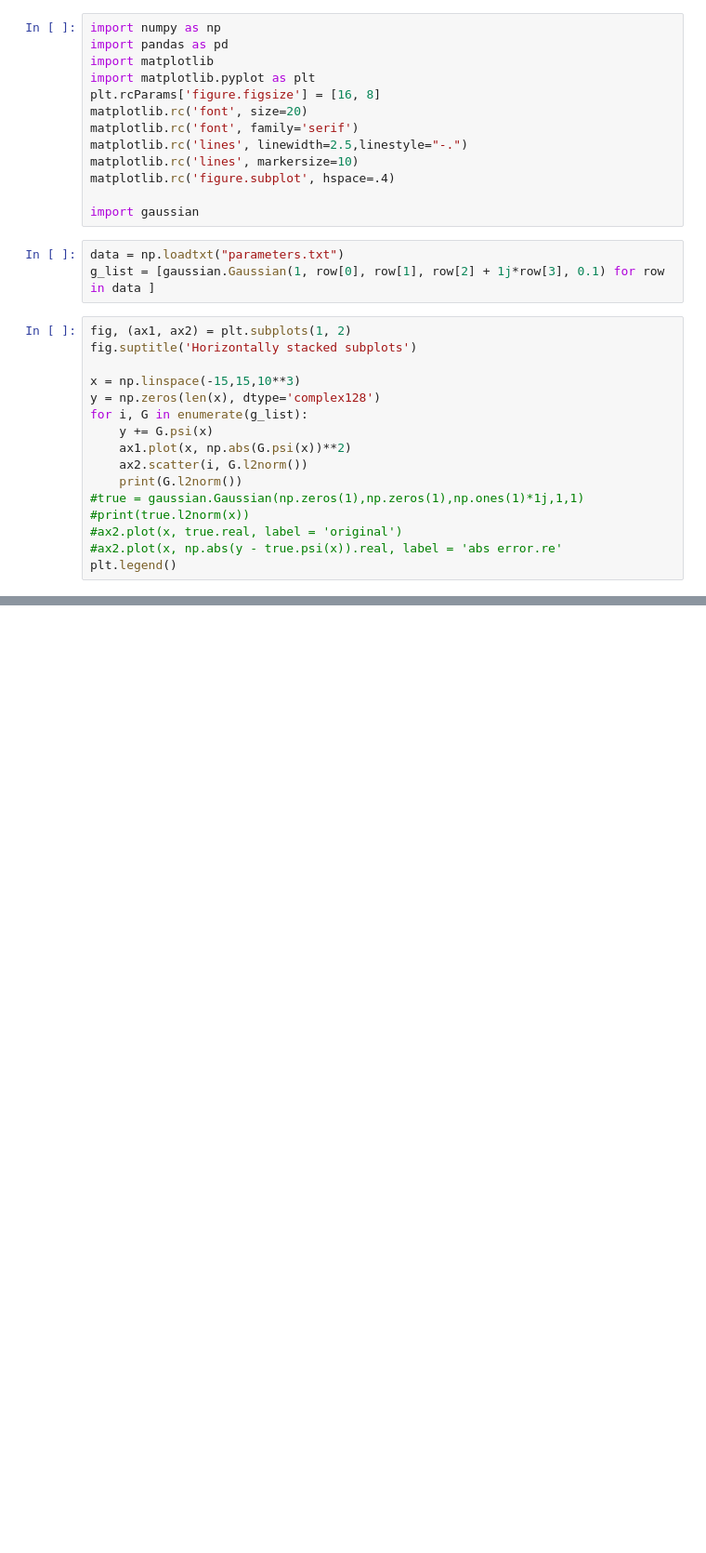
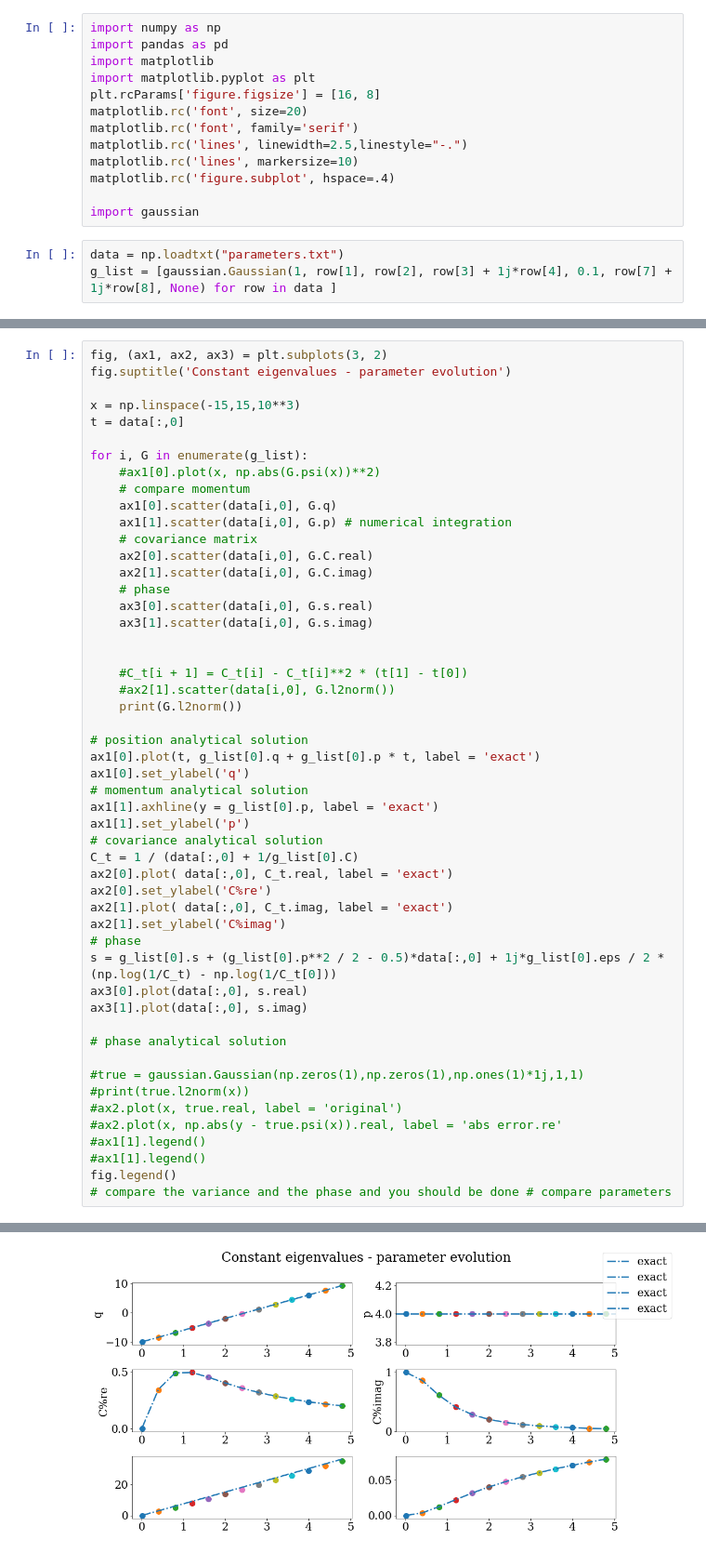
Before and after one commit to mredenti/QMDf90, a Jupyter notebook: variational_gaussian_constant.ipynb, the cells around one changed output, grey strips where cells are left out. Shown at 93% size. Cells and saved outputs as stored; diff of their text form; blank space fills up the shorter version.

```diff
--- a/variational_gaussian_constant.ipynb
+++ b/variational_gaussian_constant.ipynb
@@ -34,20 +34,4 @@ matplotlib.rc('figure.subplot', hspace=.4)
 import gaussian
 # %%
 data = np.loadtxt("parameters.txt")
-g_list = [gaussian.Gaussian(1, row[0], row[1], row[2] + 1j*row[3], 0.1) for row in data ]
+g_list = [gaussian.Gaussian(1, row[1], row[2], row[3] + 1j*row[4], 0.1, row[7] + 1j*row[8], None) for row in data ]
-# %%
-fig, (ax1, ax2) = plt.subplots(1, 2)
-fig.suptitle('Horizontally stacked subplots')
-
-x = np.linspace(-15,15,10**3)
-y = np.zeros(len(x), dtype='complex128')
-for i, G in enumerate(g_list):
-    y += G.psi(x)
-    ax1.plot(x, np.abs(G.psi(x))**2)
-    ax2.scatter(i, G.l2norm())
-    print(G.l2norm())
-#true = gaussian.Gaussian(np.zeros(1),np.zeros(1),np.ones(1)*1j,1,1)
-#print(true.l2norm(x))
-#ax2.plot(x, true.real, label = 'original')
-#ax2.plot(x, np.abs(y - true.psi(x)).real, label = 'abs error.re'
-plt.legend()
@@ -70,0 +38,52 @@ No handles with labels found to put in legend.
+# %%
+fig, (ax1, ax2, ax3) = plt.subplots(3, 2)
+fig.suptitle('Constant eigenvalues - parameter evolution')
+
+x = np.linspace(-15,15,10**3)
+t = data[:,0]
+
+for i, G in enumerate(g_list):
+    #ax1[0].plot(x, np.abs(G.psi(x))**2)
+    # compare momentum
+    ax1[0].scatter(data[i,0], G.q)
+    ax1[1].scatter(data[i,0], G.p) # numerical integration
+    # covariance matrix
+    ax2[0].scatter(data[i,0], G.C.real)
+    ax2[1].scatter(data[i,0], G.C.imag)
+    # phase
+    ax3[0].scatter(data[i,0], G.s.real)
+    ax3[1].scatter(data[i,0], G.s.imag)
+
+
+    #C_t[i + 1] = C_t[i] - C_t[i]**2 * (t[1] - t[0])
+    #ax2[1].scatter(data[i,0], G.l2norm())
+    print(G.l2norm())
+
+# position analytical solution
+ax1[0].plot(t, g_list[0].q + g_list[0].p * t, label = 'exact')
+ax1[0].set_ylabel('q')
+# momentum analytical solution
+ax1[1].axhline(y = g_list[0].p, label = 'exact')
+ax1[1].set_ylabel('p')
+# covariance analytical solution
+C_t = 1 / (data[:,0] + 1/g_list[0].C)
+ax2[0].plot( data[:,0], C_t.real, label = 'exact')
+ax2[0].set_ylabel('C%re')
+ax2[1].plot( data[:,0], C_t.imag, label = 'exact')
+ax2[1].set_ylabel('C%imag')
+# phase
+s = g_list[0].s + (g_list[0].p**2 / 2 - 0.5)*data[:,0] + 1j*g_list[0].eps / 2 * (np.log(1/C_t) - np.log(1/C_t[0]))
+ax3[0].plot(data[:,0], s.real)
+ax3[1].plot(data[:,0], s.imag)
+
+# phase analytical solution
+
+#true = gaussian.Gaussian(np.zeros(1),np.zeros(1),np.ones(1)*1j,1,1)
+#print(true.l2norm(x))
+#ax2.plot(x, true.real, label = 'original')
+#ax2.plot(x, np.abs(y - true.psi(x)).real, label = 'abs error.re'
+#ax1[1].legend()
+#ax1[1].legend()
+fig.legend()
+# compare the variance and the phase and you should be done # compare parameters
+# %% [output]
@@ -70,0 +104 @@ No handles with labels found to put in legend.
+[figure, added]
```
Also changed, not shown: parts of 3 cells of this notebook, 3 other files.
